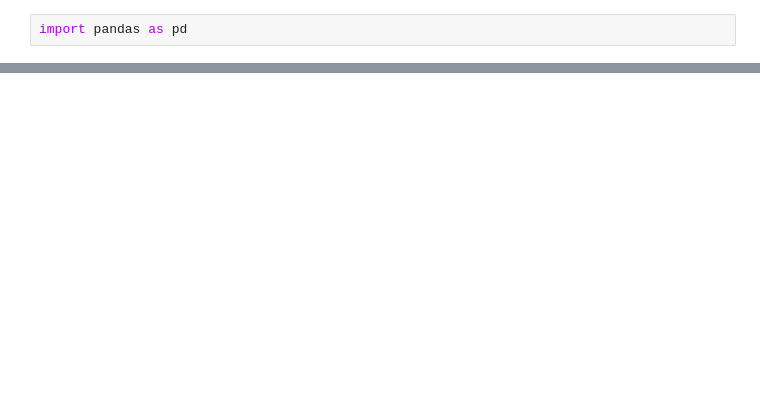
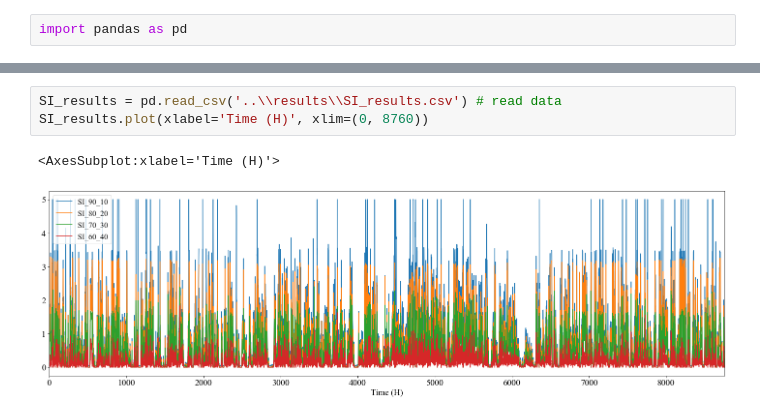
Before and after one commit to fzhang-WZ/Task-3-UQMetric, a Jupyter notebook: examples/python_version.ipynb, the cells around one changed output, grey strips where cells are left out. Cells and saved outputs as stored; diff of their text form; blank space fills up the shorter version.

```diff
--- a/examples/python_version.ipynb
+++ b/examples/python_version.ipynb
@@ -60,0 +90,6 @@ PI.to_csv('..\\results\\multi_PI_results.csv')# save results
+# %%
+SI_results = pd.read_csv('..\\results\\SI_results.csv') # read data
+SI_results.plot(xlabel='Time (H)', xlim=(0, 8760))
+# %% [output]
+<AxesSubplot:xlabel='Time (H)'>
+[figure, added]
```
Also changed, not shown: parts of 14 cells of this notebook, 7 other files.
